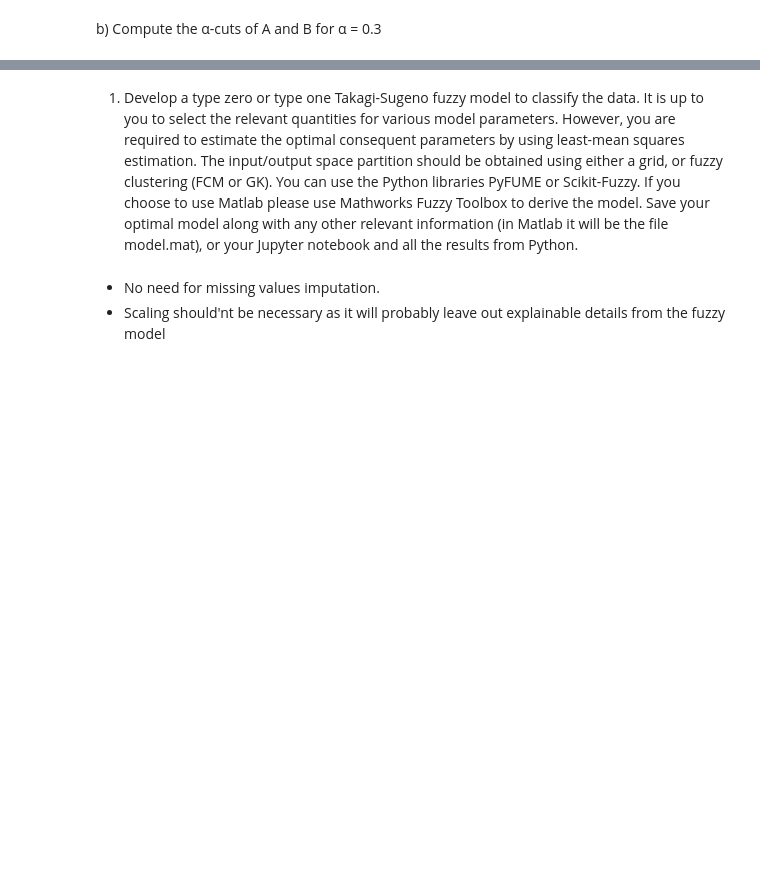
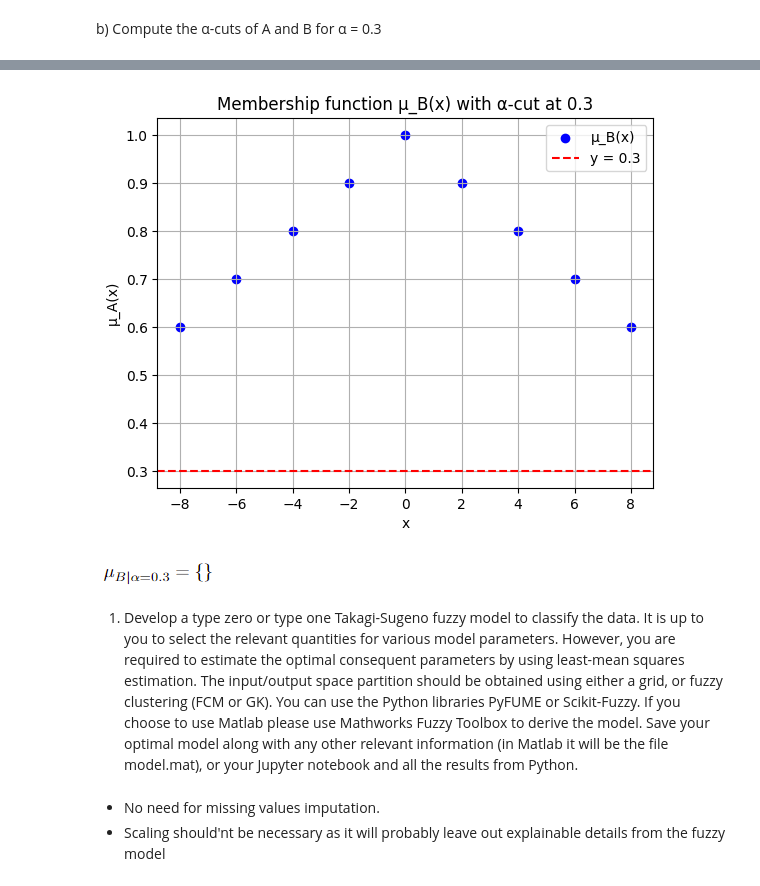
Before and after one commit to andrelopes2001/Intelligent_Systems, a Jupyter notebook: Assignment 1.ipynb, the cells around one changed output, grey strips where cells are left out. Cells and saved outputs as stored; diff of their text form; code cells hidden in the pictures; blank space fills up the shorter version.

```diff
--- a/Assignment 1.ipynb
+++ b/Assignment 1.ipynb
@@ -25,3 +66,41 @@ b) Compute the α-cuts of A and B for α = 0.3
+# %%
+import numpy as np
+import matplotlib.pyplot as plt
+
+# Define the x values
+x_values = np.array([-8, -6, -4, -2, 0, 2, 4, 6, 8])
+
+# Calculate the corresponding y values using the function
+y_values = 1 - np.abs(x_values) / 20
+
+# Create the plot
+plt.scatter(x_values, y_values, color='blue', marker='o', label='μ_B(x)')
+# Add a horizontal line at y=0.3
+plt.axhline(y=0.3, color='red', linestyle='--', label='y = 0.3')
+
+# Add labels and title
+plt.xlabel('x')
+plt.ylabel('μ_A(x)')
+plt.title('Membership function μ_B(x) with α-cut at 0.3')
+
+# Show the legend
+plt.legend()
+
+# Show the plot
+plt.grid(True)
+plt.show()
+# %% [output]
+[figure, added]
+# %%
+from IPython.display import Image
+
+# Provide the file path or URL of the image
+image_path = 'C:/Users/AndreLopes/Desktop/git/Intelligent_Systems/1bb.png'
+
+# Display the image
+Image(filename=image_path)
+# %% [output]
+[figure, added]
 # %% [markdown]
 1. Develop a type zero or type one Takagi-Sugeno fuzzy model to classify the data. It is up
 to you to select the relevant quantities for various model parameters. However, you are
```
Also changed, not shown: parts of 6 cells of this notebook, 2 other files.
